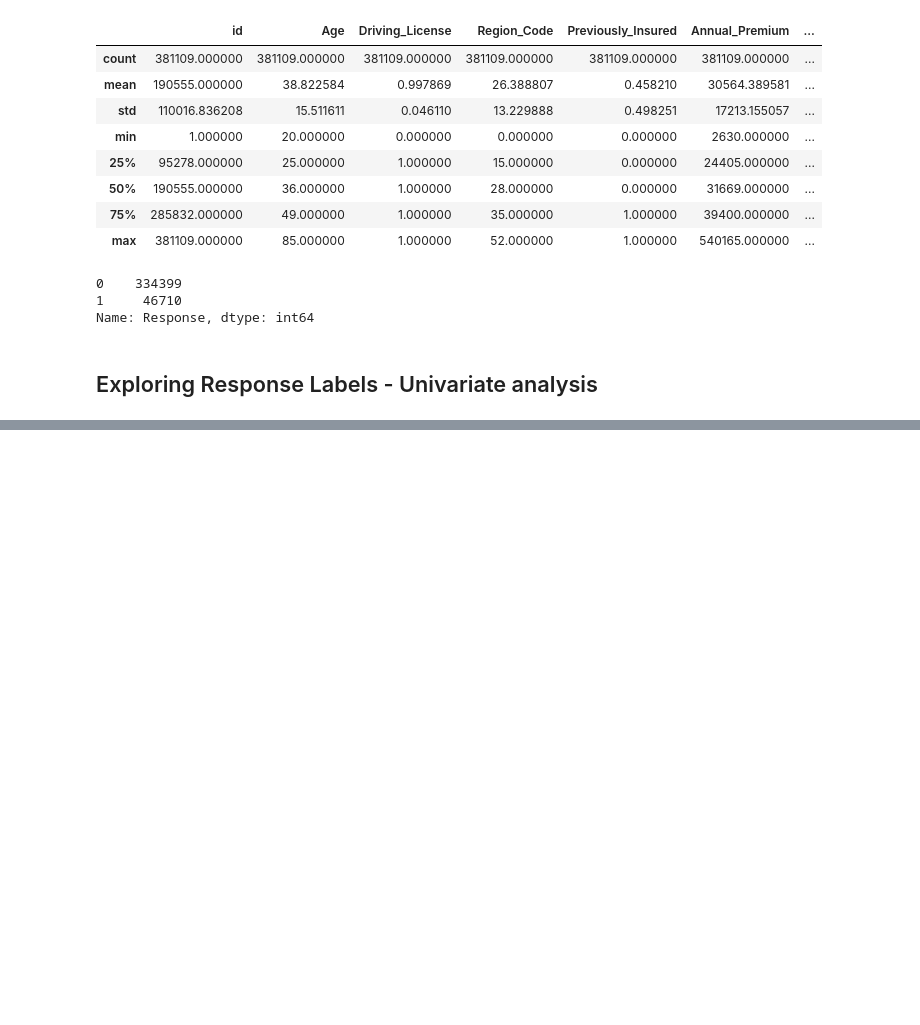
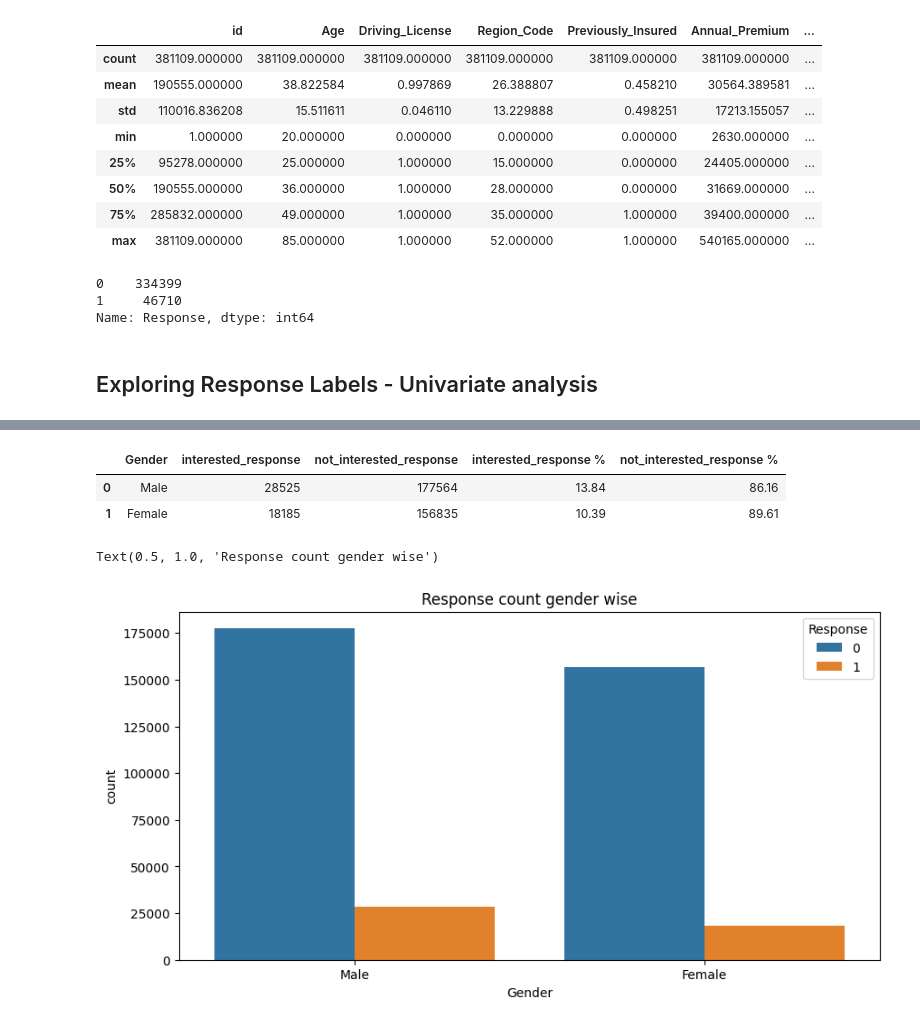
Before and after one commit to rajkumarshedage/Health-Insurance-Cross-Sell-Prediction, a Jupyter notebook: Health_Insurance_Cross_Sell_Prediction_.ipynb, the cells around one changed output, grey strips where cells are left out. Drawn from its saved outputs; the diff is of its cells as text; code cells hidden in the pictures; blank space fills up the shorter version.

```diff
--- a/Health_Insurance_Cross_Sell_Prediction_.ipynb
+++ b/Health_Insurance_Cross_Sell_Prediction_.ipynb
@@ -182,0 +224,31 @@ Name: Response, dtype: int64
+# %%
+## creating df_genderwise_Response_count%
+
+gender = df['Gender'].unique()
+interested_response = [df[(df['Gender'] == gen)]['Response'].value_counts()[1] for gen in gender]
+not_interested_response=[df[(df['Gender'] == gen)]['Response'].value_counts()[0] for gen in gender]
+
+df_genderwise_Response_count = pd.DataFrame({'Gender' : gender,
+                                       'interested_response'  : interested_response,
+                                       'not_interested_response' : not_interested_response})
+df_genderwise_Response_count
+df_genderwise_Response_count['interested_response %'] = round(((df_genderwise_Response_count['interested_response'])/
+                                                 ((df_genderwise_Response_count['interested_response'])+
+                                                         (df_genderwise_Response_count['not_interested_response'])))*100,2)
+df_genderwise_Response_count['not_interested_response %'] = round(((df_genderwise_Response_count['not_interested_response'])/
+                                                  ((df_genderwise_Response_count['interested_response'])+
+                                                         (df_genderwise_Response_count['not_interested_response'])))*100,2)
+df_genderwise_Response_count
+# %% [output]
+|  | Gender | interested_response | not_interested_response | interested_response % | not_interested_response % |
+| 0 | Male | 28525 | 177564 | 13.84 | 86.16 |
+| 1 | Female | 18185 | 156835 | 10.39 | 89.61 |
+# %%
+## Ploting Response count gender wise
+
+fig, ax = plt.subplots(figsize = (10,5))
+sns.countplot(x = df['Gender'],hue = 'Response',data = df)
+plt.title('Response count gender wise')
+# %% [output]
+Text(0.5, 1.0, 'Response count gender wise')
+[figure, added]
```
Also changed, not shown: parts of 17 cells of this notebook.
